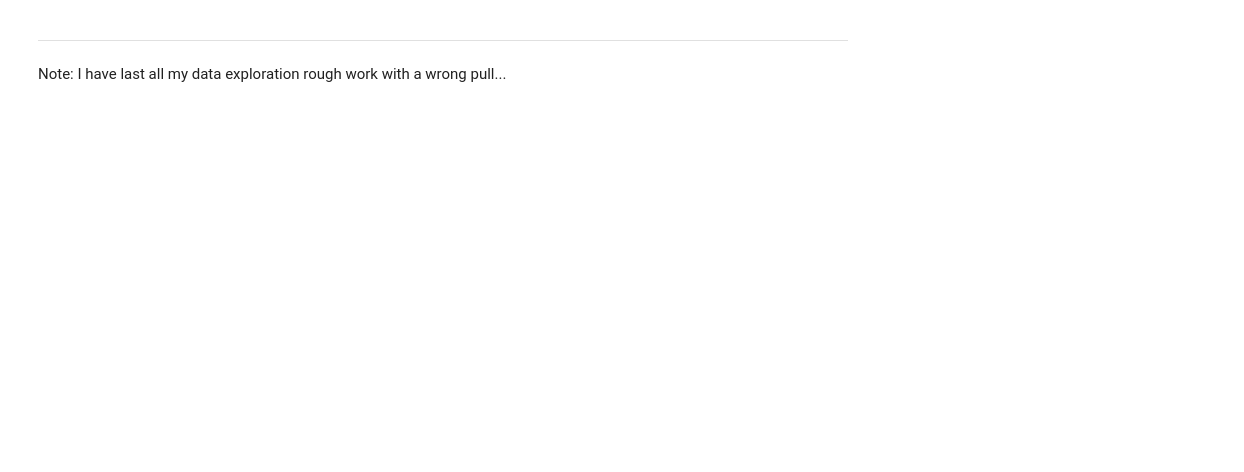
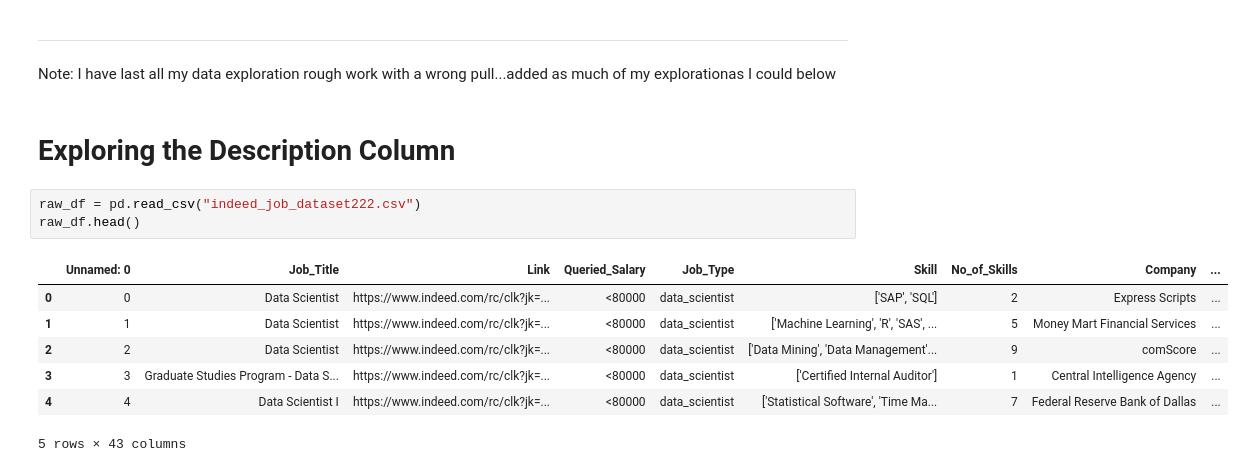
Before and after one commit to jennifermarie6sl/Project-1, a Jupyter notebook: Finalized Group Code/Project-1 Group Finalized Code.ipynb, the cells around one changed output. Drawn from its saved outputs; the diff is of its cells as text; blank space fills up the shorter version.

```diff
--- a/Finalized Group Code/Project-1 Group Finalized Code.ipynb
+++ b/Finalized Group Code/Project-1 Group Finalized Code.ipynb
@@ -1631,4 +1729,17 @@ plt.tight_layout()
 # %% [markdown]
 ************************************************************************
 # %% [markdown]
-Note: I have last all my data exploration rough work with a wrong pull...
+Note: I have last all my data exploration rough work with a wrong pull...added as much of my explorationas I could below
+# %% [markdown]
+# Exploring the Description Column
+# %%
+raw_df = pd.read_csv("indeed_job_dataset222.csv")
+raw_df.head()
+# %% [output]
+|  | Unnamed: 0 | Job_Title | Link | Queried_Salary | Job_Type | Skill | No_of_Skills | Company | ... |
+| 0 | 0 | Data Scientist | https://www.indeed.com/rc/clk?jk=... | <80000 | data_scientist | ['SAP', 'SQL'] | 2 | Express Scripts | ... |
+| 1 | 1 | Data Scientist | https://www.indeed.com/rc/clk?jk=... | <80000 | data_scientist | ['Machine Learning', 'R', 'SAS', ... | 5 | Money Mart Financial Services | ... |
+| 2 | 2 | Data Scientist | https://www.indeed.com/rc/clk?jk=... | <80000 | data_scientist | ['Data Mining', 'Data Management'... | 9 | comScore | ... |
+| 3 | 3 | Graduate Studies Program - Data S... | https://www.indeed.com/rc/clk?jk=... | <80000 | data_scientist | ['Certified Internal Auditor'] | 1 | Central Intelligence Agency | ... |
+| 4 | 4 | Data Scientist I | https://www.indeed.com/rc/clk?jk=... | <80000 | data_scientist | ['Statistical Software', 'Time Ma... | 7 | Federal Reserve Bank of Dallas | ... |
+5 rows × 43 columns
```
Also changed, not shown: parts of 41 cells of this notebook, 11 other files.
